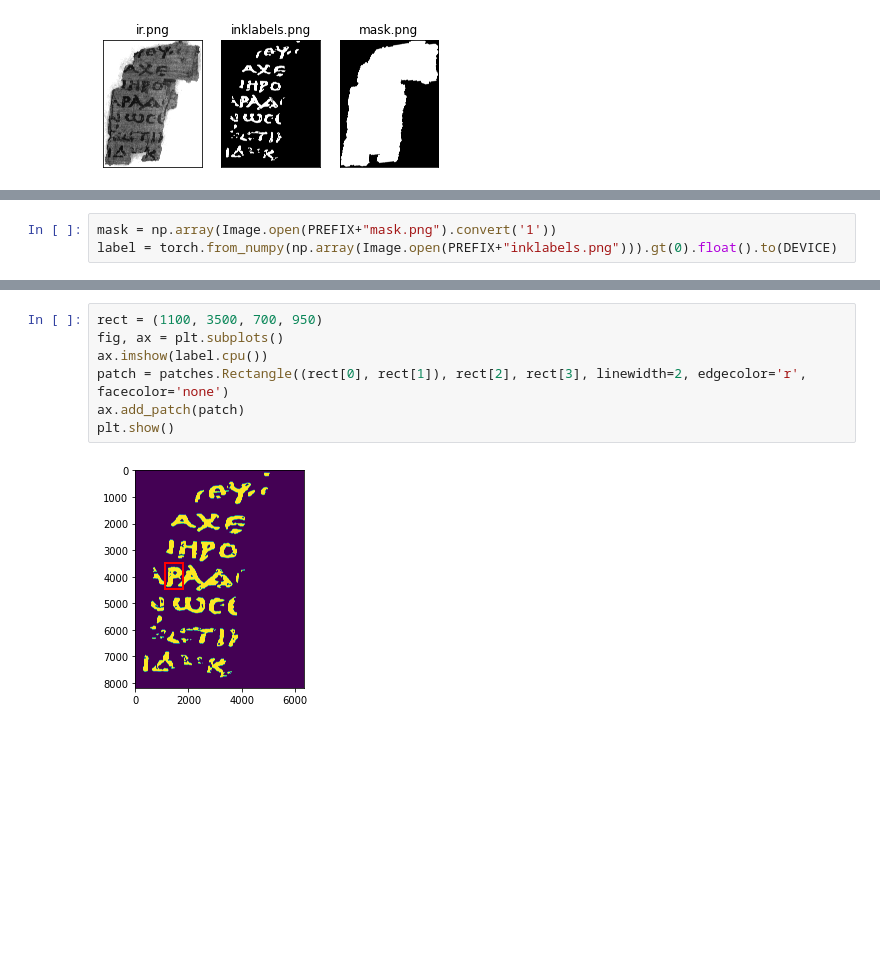
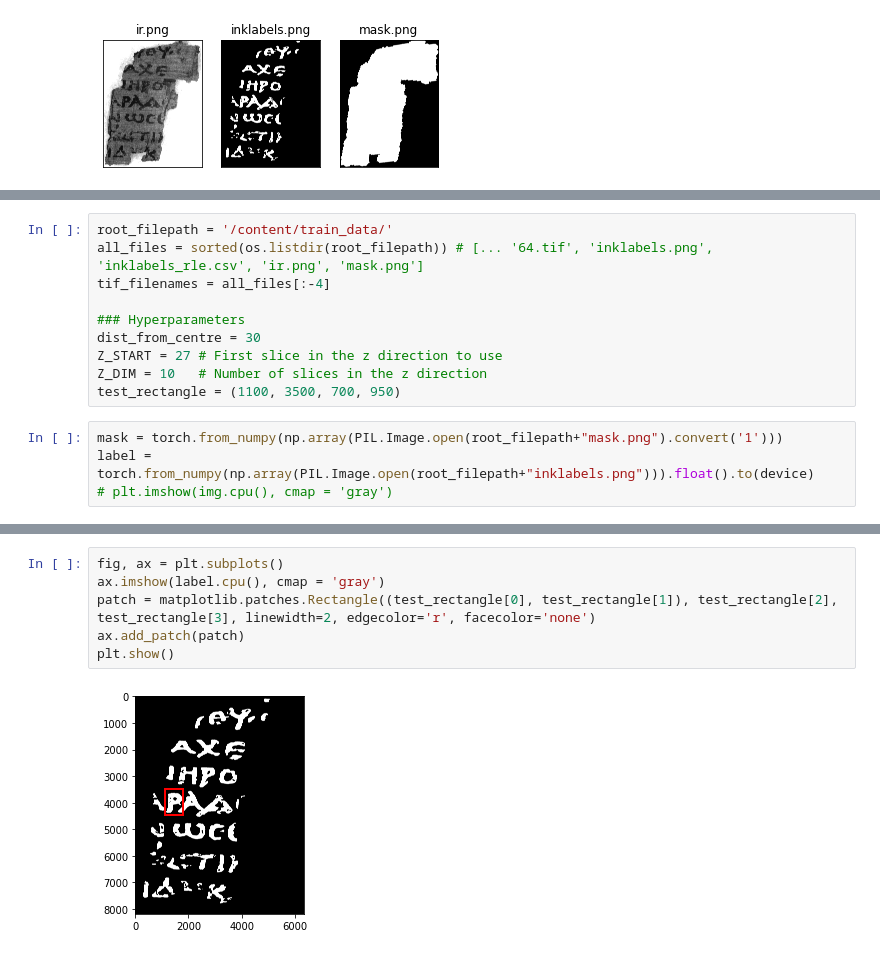
Before and after one commit to Molten-Ice/Deep-Learning, a Jupyter notebook: VesuviusChallenge/VesuviusChallenge_nb1.ipynb, the cells around one changed output, grey strips where cells are left out. Drawn from its saved outputs; the diff is of its cells as text; blank space fills up the shorter version.

```diff
--- a/VesuviusChallenge/VesuviusChallenge_nb1.ipynb
+++ b/VesuviusChallenge/VesuviusChallenge_nb1.ipynb
@@ -161,4 +140,15 @@ tif_filenames = all_files[:-4]
+# %%
+root_filepath = '/content/train_data/'
+all_files = sorted(os.listdir(root_filepath)) # [... '64.tif', 'inklabels.png', 'inklabels_rle.csv', 'ir.png', 'mask.png']
+tif_filenames = all_files[:-4]
+
+### Hyperparameters
+dist_from_centre = 30
+Z_START = 27 # First slice in the z direction to use
+Z_DIM = 10   # Number of slices in the z direction
+test_rectangle = (1100, 3500, 700, 950)
 # %%
-mask = np.array(Image.open(PREFIX+"mask.png").convert('1'))
-label = torch.from_numpy(np.array(Image.open(PREFIX+"inklabels.png"))).gt(0).float().to(DEVICE)
+mask = torch.from_numpy(np.array(PIL.Image.open(root_filepath+"mask.png").convert('1')))
+label = torch.from_numpy(np.array(PIL.Image.open(root_filepath+"inklabels.png"))).float().to(device)
+# plt.imshow(img.cpu(), cmap = 'gray')
 # %%
@@ -174,11 +168,10 @@ plt.show()
 # %% [output]
 [figure]
 # %%
-rect = (1100, 3500, 700, 950)
 fig, ax = plt.subplots()
-ax.imshow(label.cpu())
-patch = patches.Rectangle((rect[0], rect[1]), rect[2], rect[3], linewidth=2, edgecolor='r', facecolor='none')
+ax.imshow(label.cpu(), cmap = 'gray')
+patch = matplotlib.patches.Rectangle((test_rectangle[0], test_rectangle[1]), test_rectangle[2], test_rectangle[3], linewidth=2, edgecolor='r', facecolor='none')
 ax.add_patch(patch)
 plt.show()
 # %% [output]
-[figure, old version]
+[figure, new version]
```
Also changed, not shown: parts of 23 cells of this notebook.
